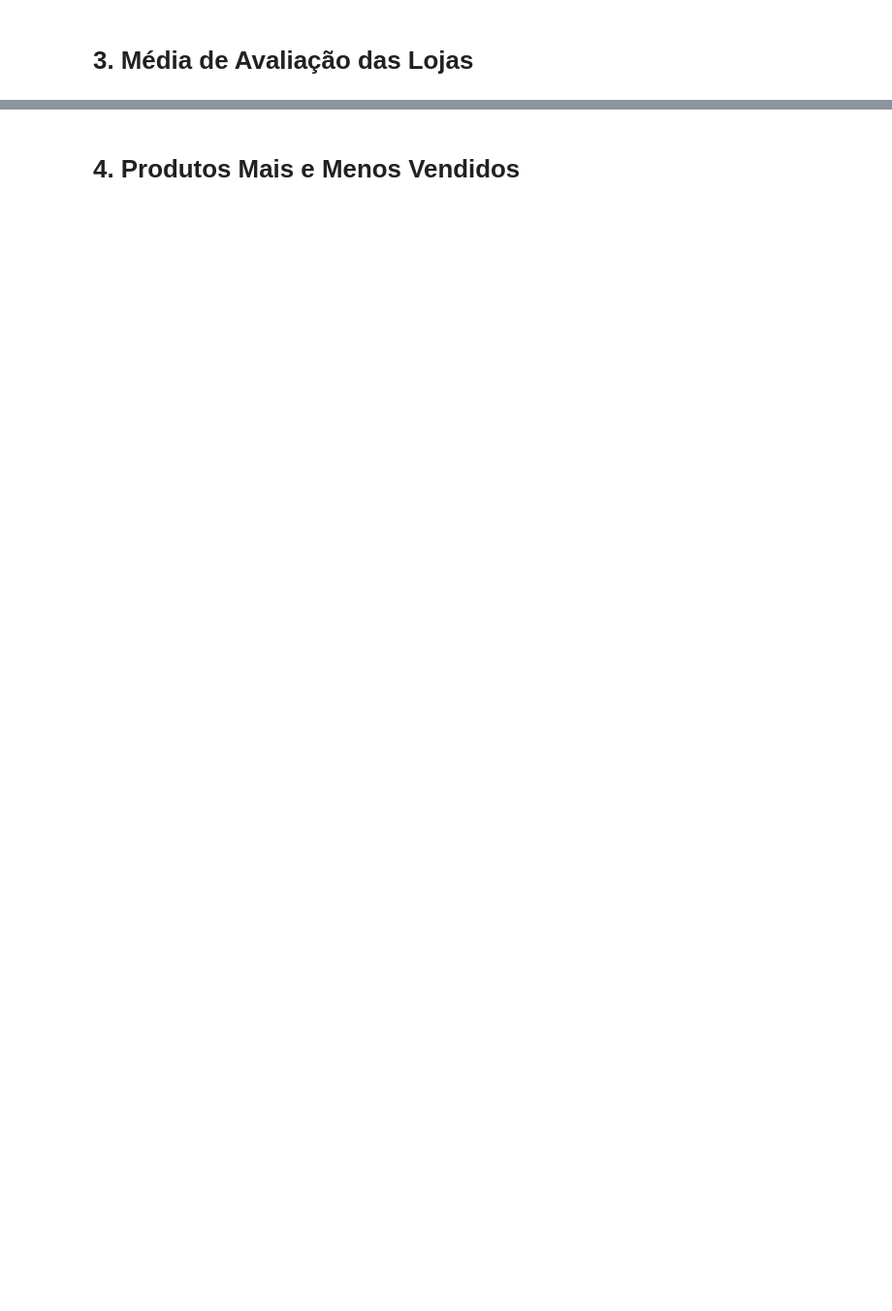
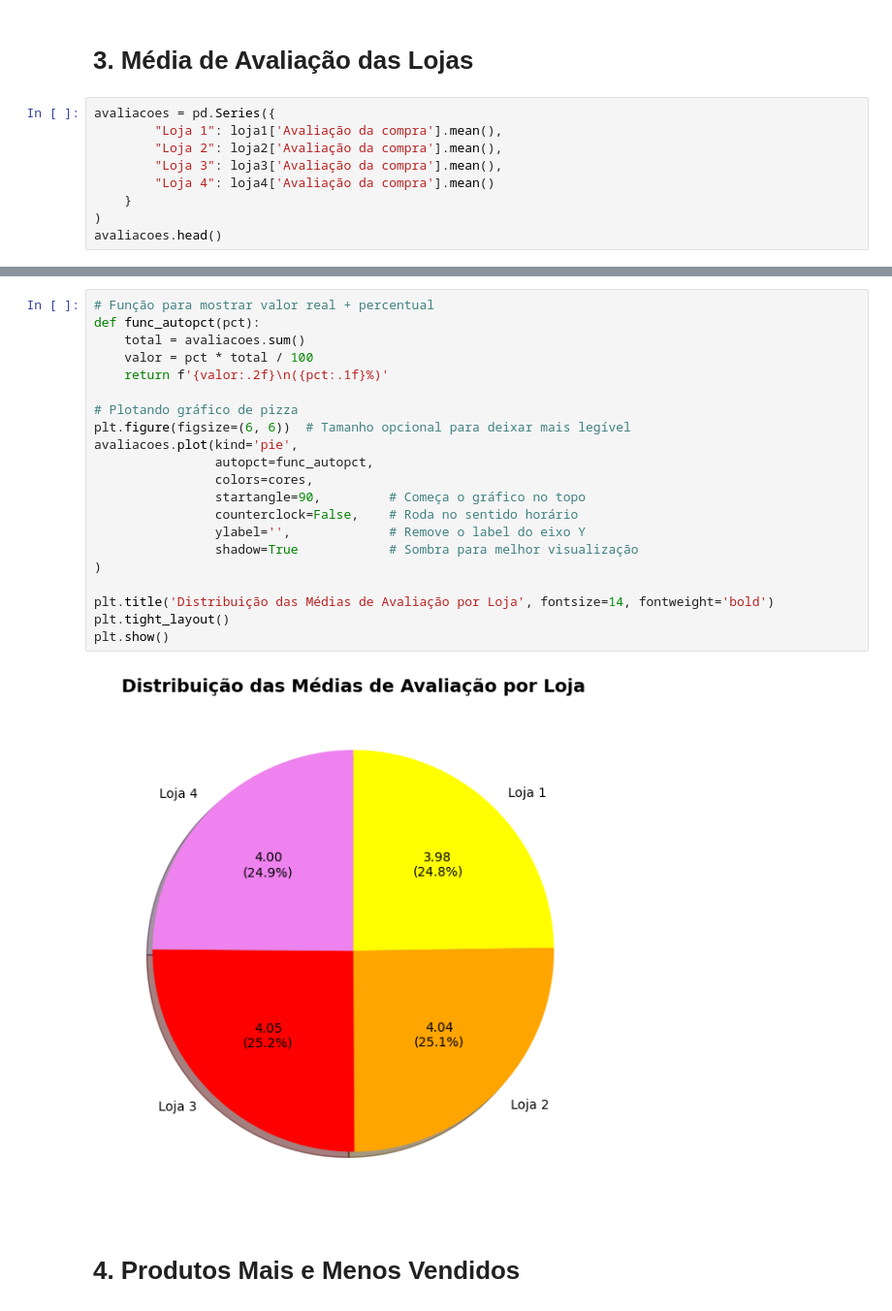
Before and after one commit to FalkonGangrel/challenge1-data-science, a Jupyter notebook: AluraStoreBr.ipynb, the cells around one changed output, grey strips where cells are left out. Shown: that part at 97% size. Drawn from its saved outputs; the diff is of its cells as text; blank space fills up the shorter version.

```diff
--- a/AluraStoreBr.ipynb
+++ b/AluraStoreBr.ipynb
@@ -133,2 +132,11 @@ plt.show()
 # %% [markdown]
 # 3. Média de Avaliação das Lojas
+# %%
+avaliacoes = pd.Series({
+        "Loja 1": loja1['Avaliação da compra'].mean(),
+        "Loja 2": loja2['Avaliação da compra'].mean(),
+        "Loja 3": loja3['Avaliação da compra'].mean(),
+        "Loja 4": loja4['Avaliação da compra'].mean()
+    }
+)
+avaliacoes.head()
@@ -135,2 +149,25 @@ plt.show()
+# %%
+# Função para mostrar valor real + percentual
+def func_autopct(pct):
+    total = avaliacoes.sum()
+    valor = pct * total / 100
+    return f'{valor:.2f}\n({pct:.1f}%)'
+
+# Plotando gráfico de pizza
+plt.figure(figsize=(6, 6))  # Tamanho opcional para deixar mais legível
+avaliacoes.plot(kind='pie',
+                autopct=func_autopct,
+                colors=cores,
+                startangle=90,         # Começa o gráfico no topo
+                counterclock=False,    # Roda no sentido horário
+                ylabel='',             # Remove o label do eixo Y
+                shadow=True            # Sombra para melhor visualização
+)
+
+plt.title('Distribuição das Médias de Avaliação por Loja', fontsize=14, fontweight='bold')
+plt.tight_layout()
+plt.show()
+# %% [output]
+[figure, added]
 # %% [markdown]
 # 4. Produtos Mais e Menos Vendidos
```
Also changed, not shown: parts of 10 cells of this notebook.
